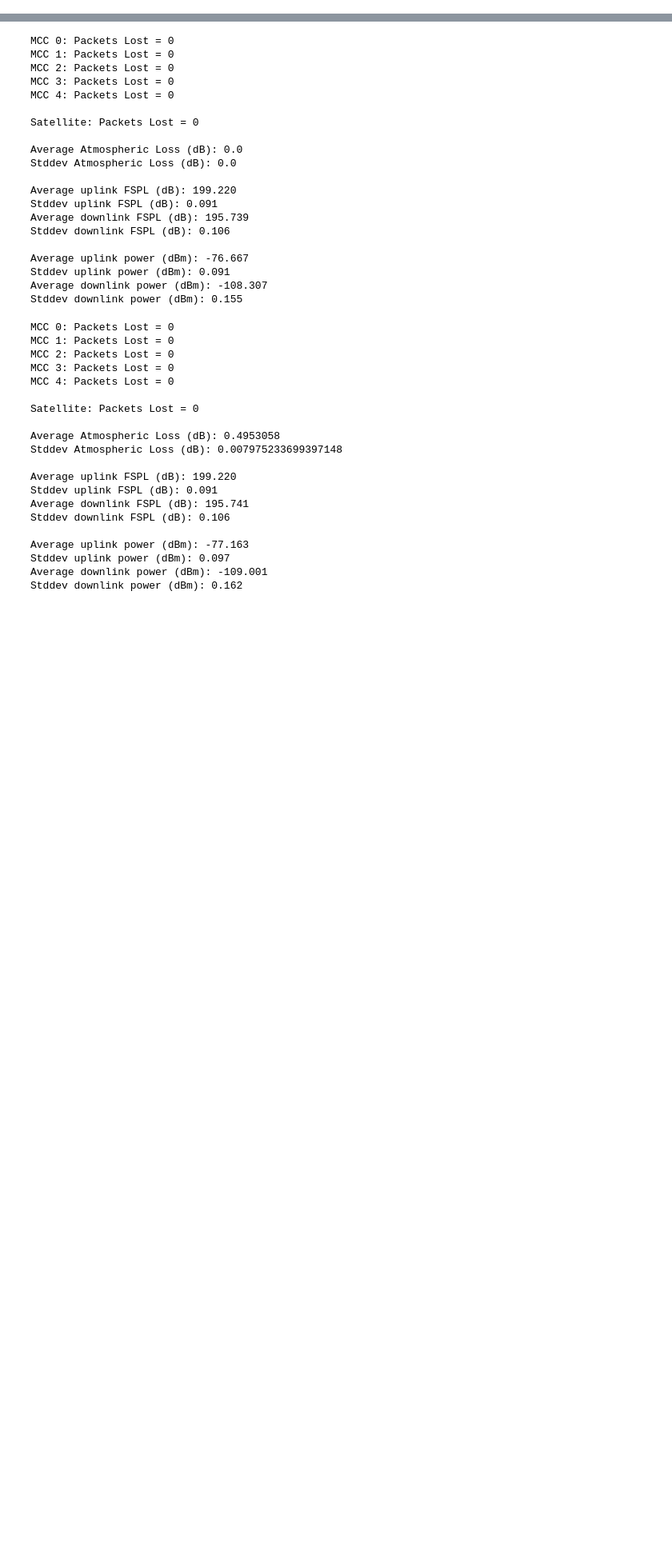
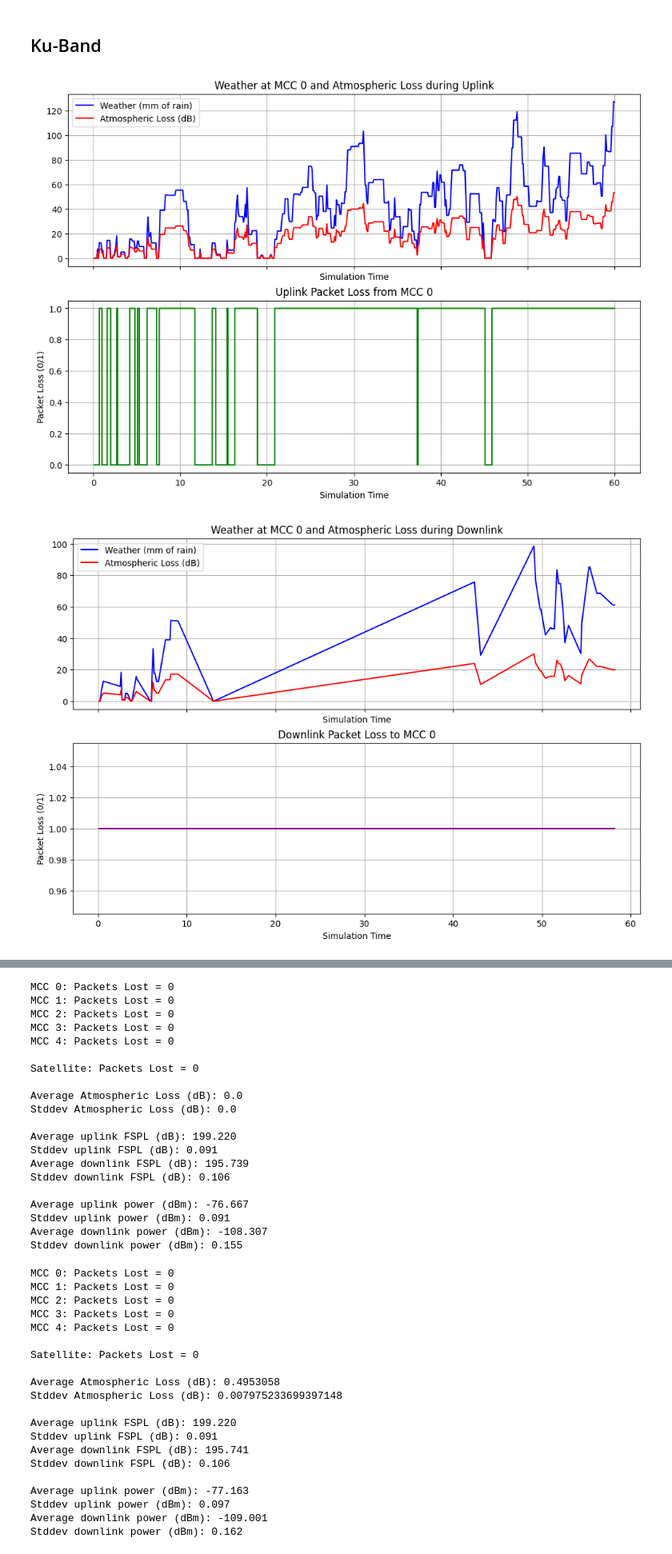
Before and after one commit to hugoalfedoputra-ub/fss-sat, a Jupyter notebook: simulations/ta_data_proc.ipynb, the cells around one changed output, grey strips where cells are left out. Shown at 80% size. Drawn from its saved outputs; the diff is of its cells as text; code cells hidden in the pictures; blank space fills up the shorter version.

```diff
--- a/simulations/ta_data_proc.ipynb
+++ b/simulations/ta_data_proc.ipynb
@@ -57,0 +166,7 @@ def read_files(freq_band):
+# %% [markdown]
+## Ku-Band
+# %%
+read_and_plot_files("Ku-Band-Variable")
+# %% [output]
+[figure, added]
+[figure, added]
```
Also changed, not shown: parts of 9 cells of this notebook, 28 other files.
